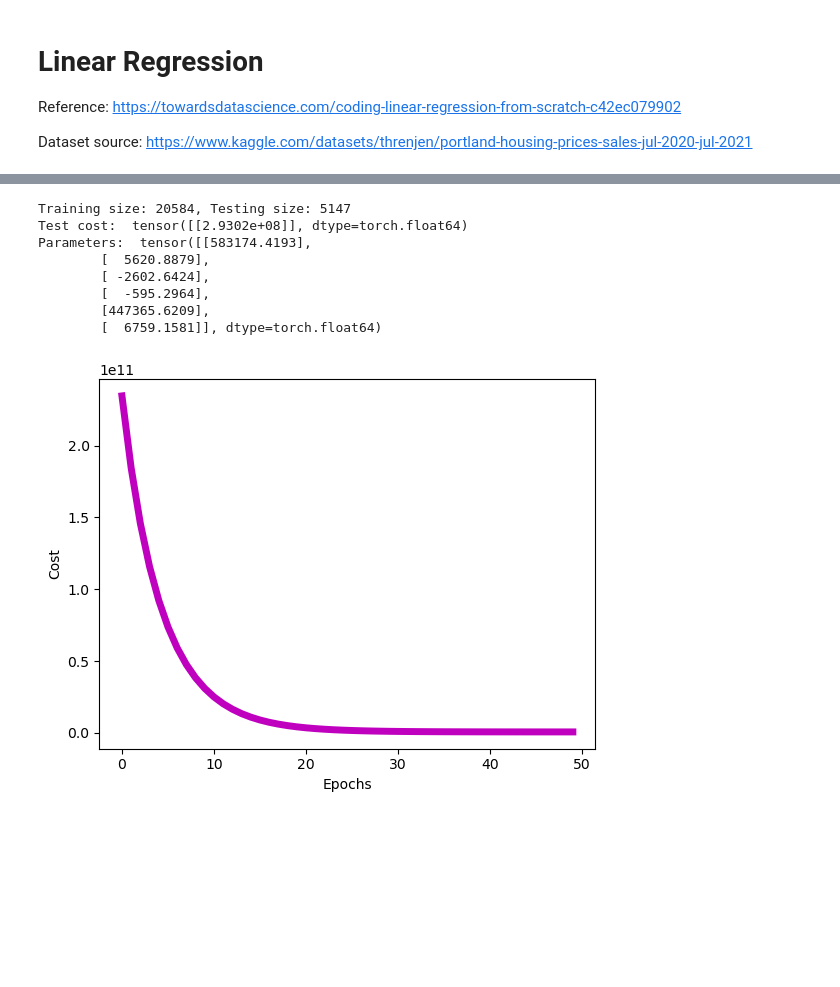
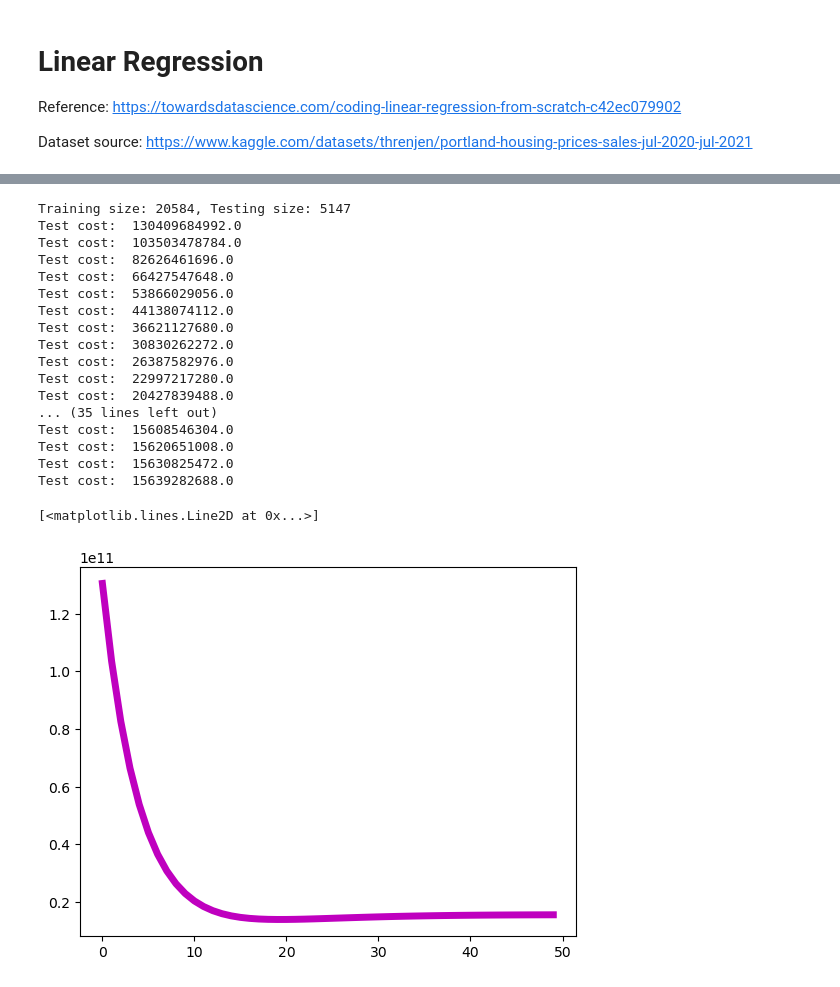
Before and after one commit to EricDinging/Propius, a Jupyter notebook: evaluation/workload/1-linear_regression/house_prize.ipynb, the cells around one changed output, grey strips where cells are left out. Cells and saved outputs as stored; diff of their text form; code cells hidden in the pictures; blank space fills up the shorter version.

```diff
--- a/evaluation/workload/1-linear_regression/house_prize.ipynb
+++ b/evaluation/workload/1-linear_regression/house_prize.ipynb
@@ -80,12 +195,11 @@ def test(theta, x):
 # %%
-# Import & visualize
+# baseline
 
 x, y = load_data("../../../datasets/house_price/portland_housing.csv")
-
 y = torch.reshape(y, (x.shape[0], 1))
 x = torch.hstack((torch.ones((x.shape[0], 1)), x))
 
-train_size = int(x.shape[0] * 4/5)
+train_size = int(x.shape[0] * 4 / 5)
 test_size = x.shape[0] - train_size
 
 print(f"Training size: {train_size}, Testing size: {test_size}")
@@ -97,22 +211,16 @@ y_test = y[train_size:, :]
 theta = torch.zeros((x.shape[1], 1))
 learning_rate = 0.1
 num_epochs = 50
-theta, J_all = gradient_descent(x_train, y_train, theta, learning_rate, num_epochs)
 
-# Test
-J = cost_function(x_test, y_test, theta)
-print("Test cost: ", J)
-print("Parameters: ", theta)
+J_test = []
 
-# plotting cost
-n_epochs = []
-jplot = []
-count = 0
-for i in J_all:
-    jplot.append(i[0][0])
-    n_epochs.append(count)
-    count += 1
-jplot = torch.tensor(jplot)
-n_epochs = torch.tensor(n_epochs)
-plot_cost(jplot, n_epochs)
+for i in range(num_epochs):
+    theta, J_all = gradient_descent(x_train, y_train, theta, learning_rate, 1)
+    # Test
+    J = cost_function(x_test, y_test, theta)
+    J_test.append(J[0][0].item())
+    print("Test cost: ", J[0][0].item())
+
+# for testing and plotting cost
+plt.plot(range(num_epochs), J_test, "m", linewidth="5")
 # %% [output]
@@ -120,10 +228,20 @@ plot_cost(jplot, n_epochs)
 Training size: 20584, Testing size: 5147
-Test cost:  tensor([[2.9302e+08]], dtype=torch.float64)
-Parameters:  tensor([[583174.4193],
-        [  5620.8879],
-        [ -2602.6424],
-        [  -595.2964],
-        [447365.6209],
-        [  6759.1581]], dtype=torch.float64)
+Test cost:  130409684992.0
+Test cost:  103503478784.0
+Test cost:  82626461696.0
+Test cost:  66427547648.0
+Test cost:  53866029056.0
+Test cost:  44138074112.0
+Test cost:  36621127680.0
+Test cost:  30830262272.0
+Test cost:  26387582976.0
+Test cost:  22997217280.0
+Test cost:  20427839488.0
+... (35 lines left out)
+Test cost:  15608546304.0
+Test cost:  15620651008.0
+Test cost:  15630825472.0
+Test cost:  15639282688.0
+[<matplotlib.lines.Line2D at 0x...>]
-[figure, old version]
+[figure, new version]
 # %%
```
Also changed, not shown: parts of 7 cells of this notebook, 3 other files.
